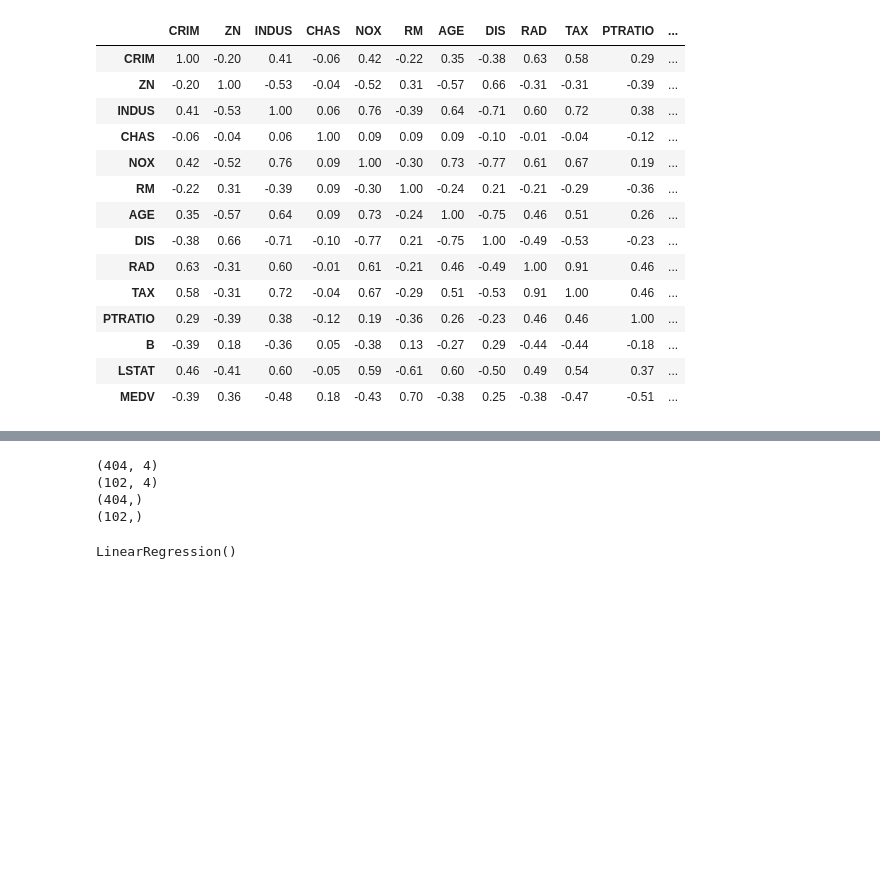
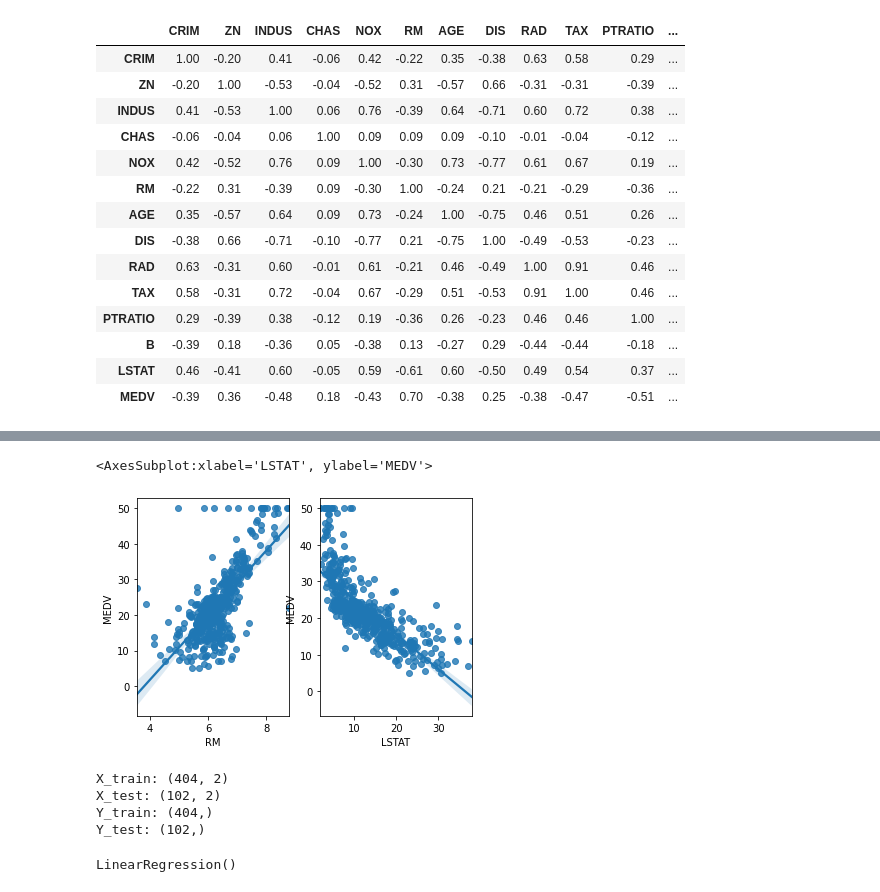
Before and after one commit to mayank4G/assignment, a Jupyter notebook: linear_regression_assignment.ipynb, the cells around one changed output, grey strips where cells are left out. Cells and saved outputs as stored; diff of their text form; code cells hidden in the pictures; blank space fills up the shorter version.

```diff
--- a/linear_regression_assignment.ipynb
+++ b/linear_regression_assignment.ipynb
@@ -142 +147,8 @@ for i, col in enumerate(features):
+# %%
+fig, ax = plt.subplots(1, 2)
+sns.regplot('RM', 'MEDV', bos, ax=ax[0])
+sns.regplot('LSTAT', 'MEDV', bos, ax=ax[1])
+# %% [output]
+<AxesSubplot:xlabel='LSTAT', ylabel='MEDV'>
+[figure, added]
 # %%
@@ -145,17 +157,16 @@ Y = bos['MEDV']
 # %%
-
 from sklearn.model_selection import train_test_split
 
-X_train, X_test, Y_train, Y_test = train_test_split(X, Y, test_size = 0.2, random_state=5)
-print(X_train.shape)
-print(X_test.shape)
-print(Y_train.shape)
-print(Y_test.shape)
+X_train, X_test, Y_train, Y_test = train_test_split(x_axis, y_axis, test_size = 0.2, random_state=5)
+print("X_train: " + str(X_train.shape))
+print("X_test: " + str(X_test.shape))
+print("Y_train: " + str(Y_train.shape))
+print("Y_test: " + str(Y_test.shape))
 # %% [output]
-(404, 4)
-(102, 4)
-(404,)
-(102,)
+X_train: (404, 2)
+X_test: (102, 2)
+Y_train: (404,)
+Y_test: (102,)
 # %%
 from sklearn.linear_model import LinearRegression
 from sklearn.metrics import mean_squared_error
```
Also changed, not shown: parts of 11 cells of this notebook.
